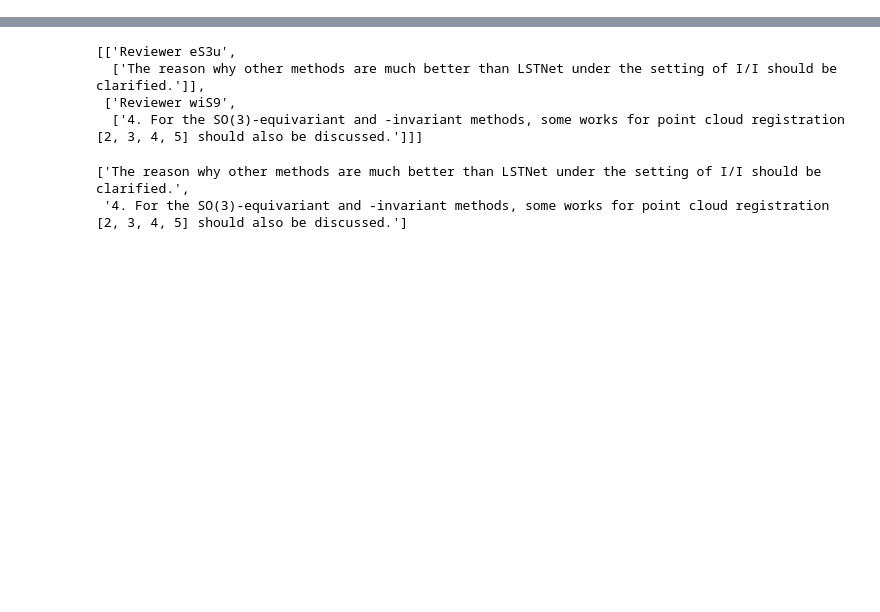
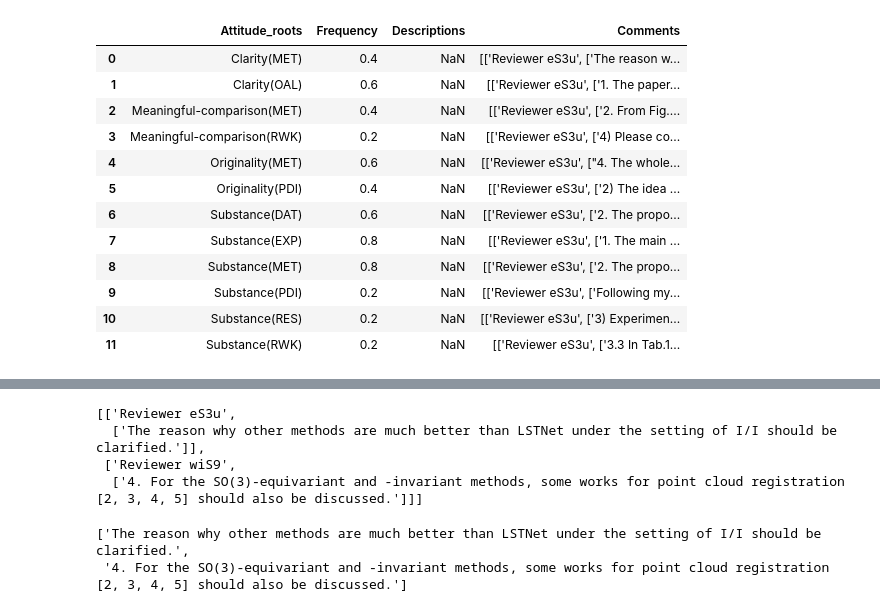
Before and after one commit to sukannyapurkayastha/DASP_report_template, a Jupyter notebook: attitude_classifier/description.ipynb, the cells around one changed output, grey strips where cells are left out. Drawn from its saved outputs; the diff is of its cells as text; code cells hidden in the pictures; blank space fills up the shorter version.

```diff
--- a/attitude_classifier/description.ipynb
+++ b/attitude_classifier/description.ipynb
@@ -8,0 +22,18 @@ data['Comments'][4]
+# %%
+data['Descriptions'] = data['Descriptions'].apply(lambda x: np.nan if x == 'none' else x)
+# %%
+data
+# %% [output]
+|  | Attitude_roots | Frequency | Descriptions | Comments |
+| 0 | Clarity(MET) | 0.4 | NaN | [['Reviewer eS3u', ['The reason w... |
+| 1 | Clarity(OAL) | 0.6 | NaN | [['Reviewer eS3u', ['1. The paper... |
+| 2 | Meaningful-comparison(MET) | 0.4 | NaN | [['Reviewer eS3u', ['2. From Fig.... |
+| 3 | Meaningful-comparison(RWK) | 0.2 | NaN | [['Reviewer eS3u', ['4) Please co... |
+| 4 | Originality(MET) | 0.6 | NaN | [['Reviewer eS3u', ["4. The whole... |
+| 5 | Originality(PDI) | 0.4 | NaN | [['Reviewer eS3u', ['2) The idea ... |
+| 6 | Substance(DAT) | 0.6 | NaN | [['Reviewer eS3u', ['2. The propo... |
+| 7 | Substance(EXP) | 0.8 | NaN | [['Reviewer eS3u', ['1. The main ... |
+| 8 | Substance(MET) | 0.8 | NaN | [['Reviewer eS3u', ['2. The propo... |
+| 9 | Substance(PDI) | 0.2 | NaN | [['Reviewer eS3u', ['Following my... |
+| 10 | Substance(RES) | 0.2 | NaN | [['Reviewer eS3u', ['3) Experimen... |
+| 11 | Substance(RWK) | 0.2 | NaN | [['Reviewer eS3u', ['3.3 In Tab.1... |
```
Also changed, not shown: parts of 8 cells of this notebook, 3 other files.
